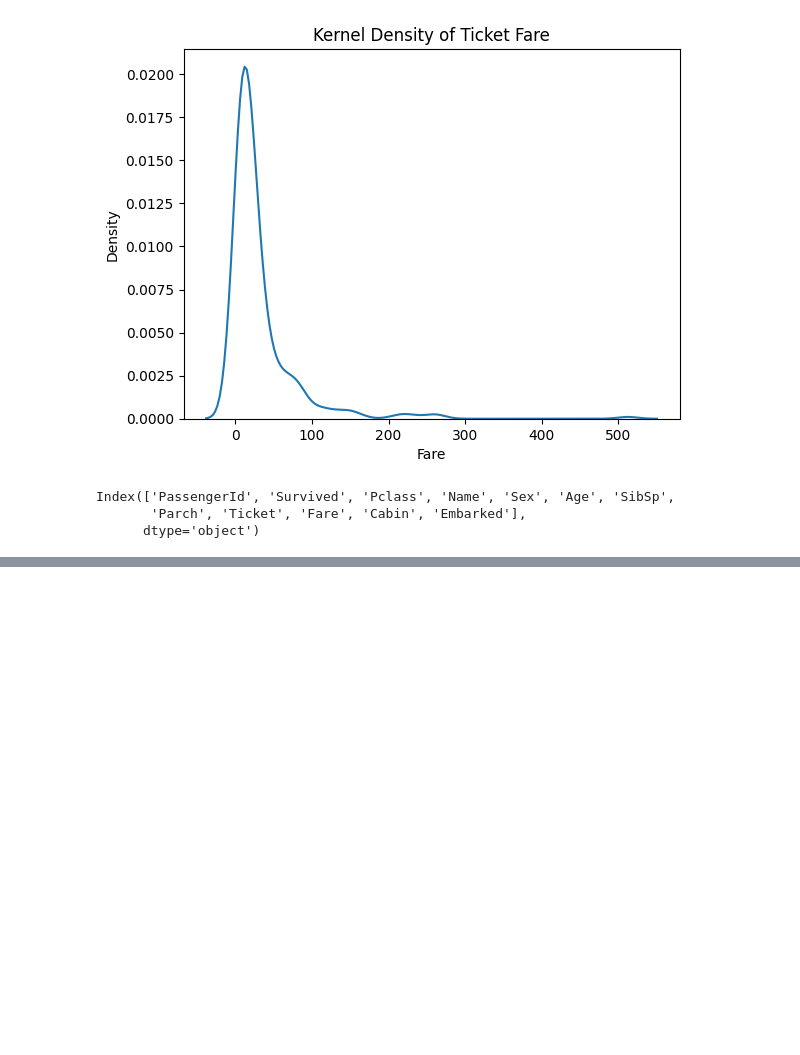
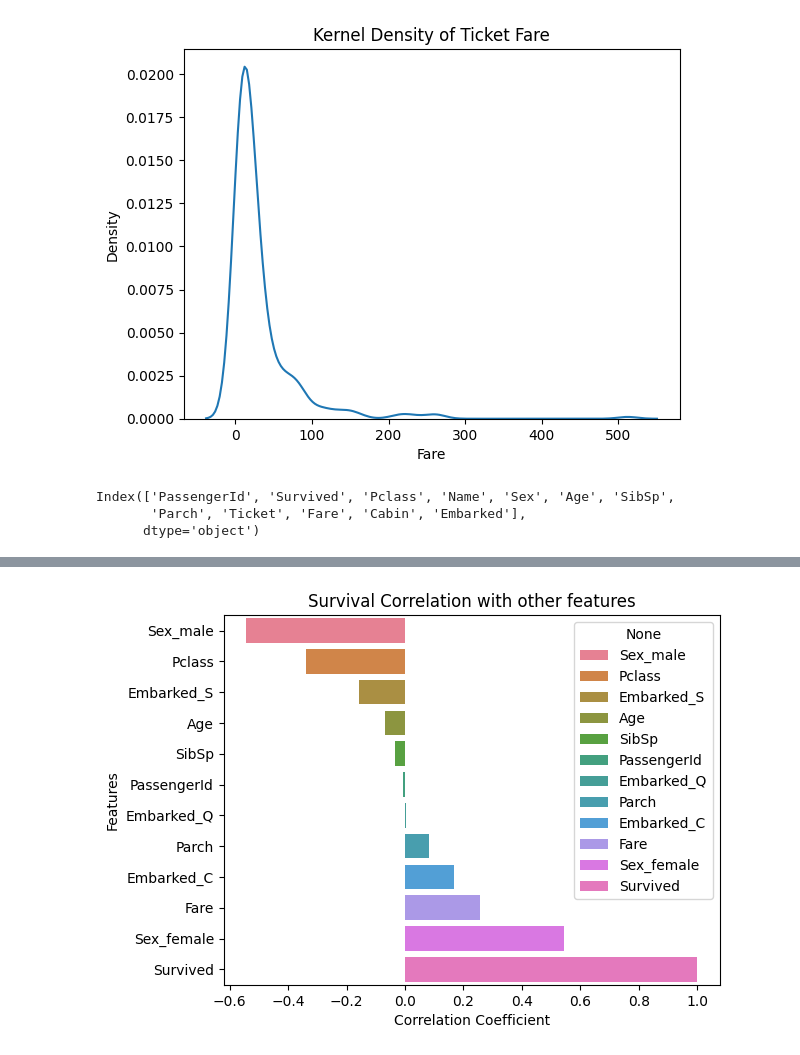
Before and after one commit to KR-16/Titanic_CSE5334, a Jupyter notebook: titanic_model.ipynb, the cells around one changed output, grey strips where cells are left out. Cells and saved outputs as stored; diff of their text form; code cells hidden in the pictures; blank space fills up the shorter version.

Commit message:
Data Preprocessing and Model building

```diff
--- a/titanic_model.ipynb
+++ b/titanic_model.ipynb
@@ -182,0 +164,7 @@ print("% of men who survived:", rate_men)
+# %%
+train_data["Age"].fillna(train_data["Age"].mean(), inplace = True)
+train_data["Fare"].fillna(train_data["Fare"].mean(), inplace =True)
+test_data["Age"].fillna(test_data["Age"].mean(), inplace = True)
+test_data["Fare"].fillna(test_data["Fare"].mean(), inplace =True)
+# %%
+train_data = train_data.drop(columns = ["Name","Ticket","Cabin"])
@@ -182,0 +173,3 @@ print("% of men who survived:", rate_men)
+# %%
+train_data_encoded = pd.get_dummies(data = train_data, columns = ["Sex","Embarked"])
+display(train_data_encoded.head())
@@ -182,0 +240,3 @@ print("% of men who survived:", rate_men)
+# %%
+target_correlation = train_data_encoded.corr()["Survived"].sort_values(ascending=True)
+print(target_correlation)
@@ -182,0 +257,8 @@ print("% of men who survived:", rate_men)
+# %%
+sns.barplot(x = target_correlation.values, y = target_correlation.index, palette = "husl", hue = target_correlation.index, legend = True)
+plt.title("Survival Correlation with other features")
+plt.xlabel("Correlation Coefficient")
+plt.ylabel("Features")
+plt.show()
+# %% [output]
+[figure, added]
```
Also changed, not shown: parts of 23 cells of this notebook.
